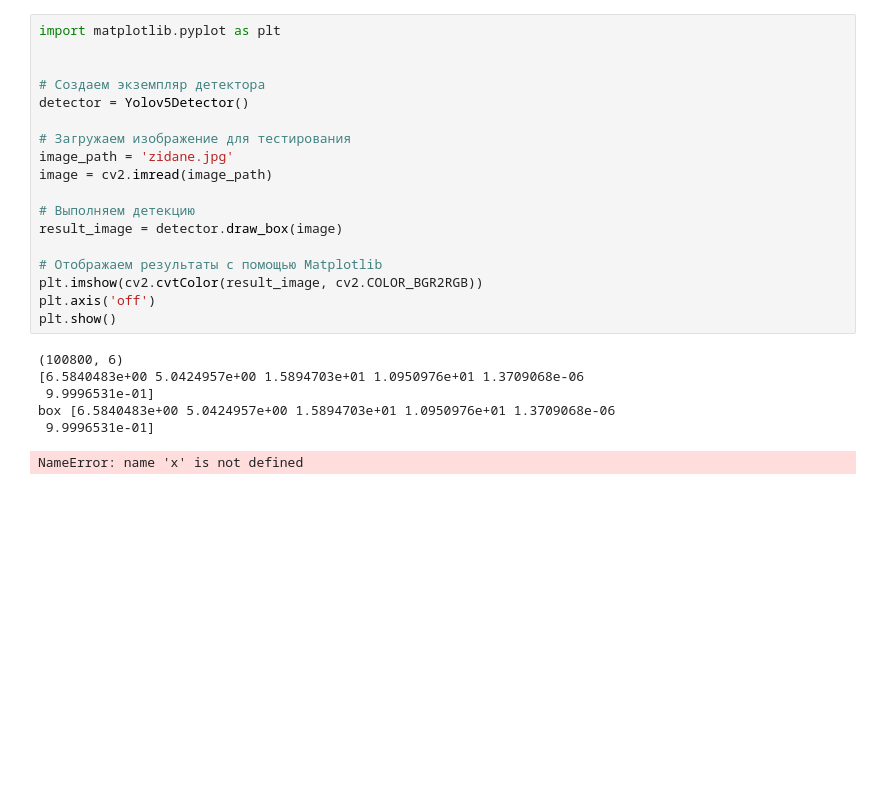
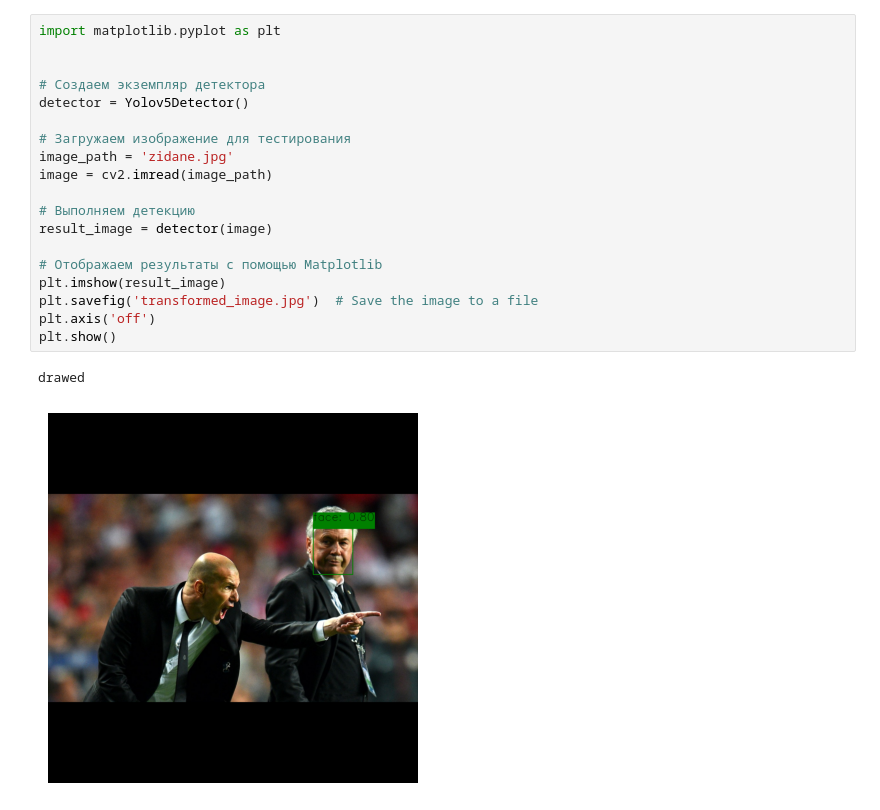
Before and after one commit to Syrenny/face_detection, a Jupyter notebook: test.ipynb, the cells around one changed output. Drawn from its saved outputs; the diff is of its cells as text; blank space fills up the shorter version.

```diff
--- a/test.ipynb
+++ b/test.ipynb
@@ -260,25 +323,22 @@ class Yolov5Detector():
 # %%
 import matplotlib.pyplot as plt
 
 
 # Создаем экземпляр детектора
 detector = Yolov5Detector()
 
 # Загружаем изображение для тестирования
 image_path = 'zidane.jpg'
 image = cv2.imread(image_path)
 
 # Выполняем детекцию
-result_image = detector.draw_box(image)
+result_image = detector(image)
 
 # Отображаем результаты с помощью Matplotlib
-plt.imshow(cv2.cvtColor(result_image, cv2.COLOR_BGR2RGB))
+plt.imshow(result_image)
+plt.savefig('transformed_image.jpg')  # Save the image to a file
 plt.axis('off')
 plt.show()
 # %% [output]
-(100800, 6)
-[6.5840483e+00 5.0424957e+00 1.5894703e+01 1.0950976e+01 1.3709068e-06
- 9.9996531e-01]
-box [6.5840483e+00 5.0424957e+00 1.5894703e+01 1.0950976e+01 1.3709068e-06
- 9.9996531e-01]
+drawed
-NameError: name 'x' is not defined
+[figure, added]
```
Also changed, not shown: parts of 2 cells of this notebook, 3 other files.
